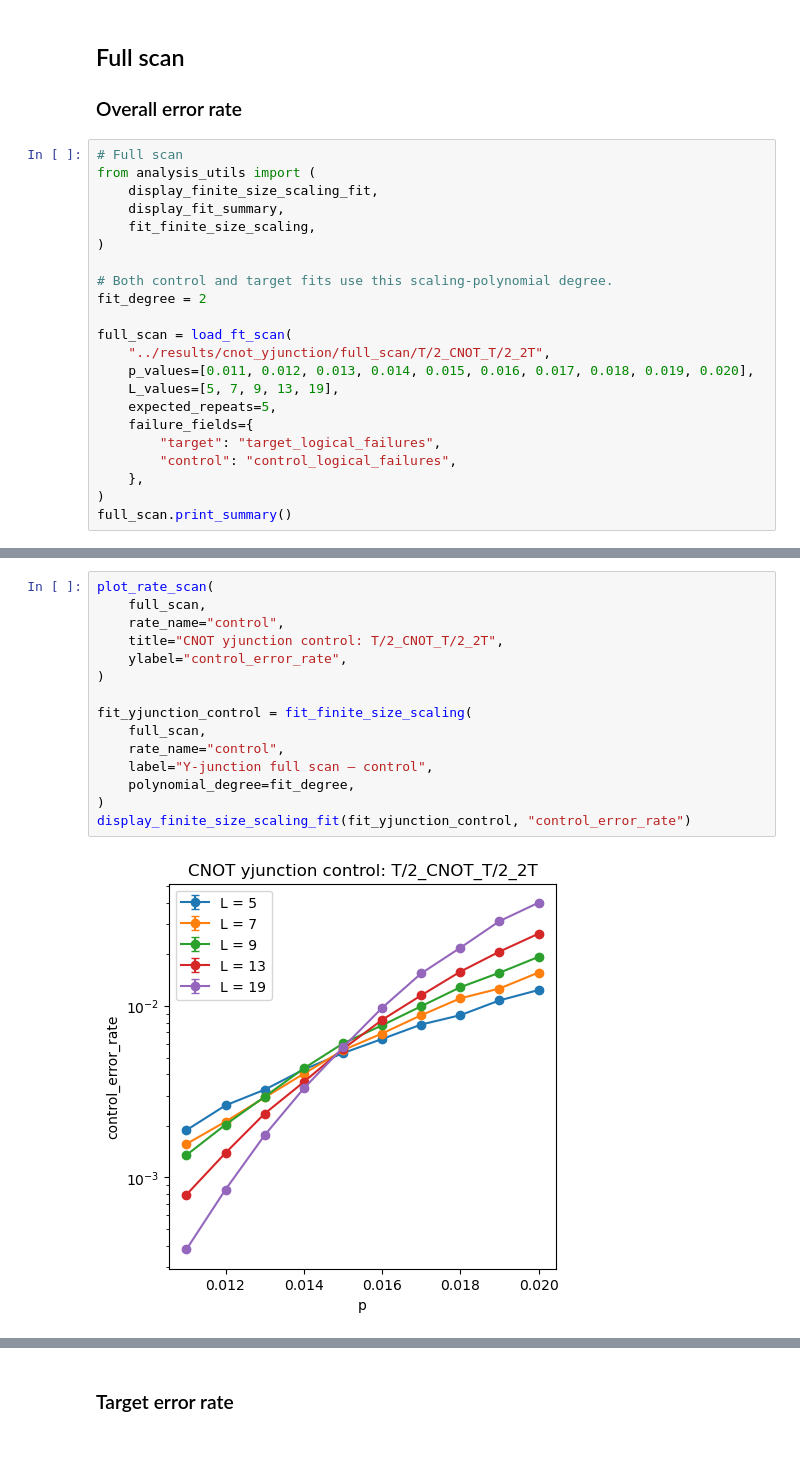
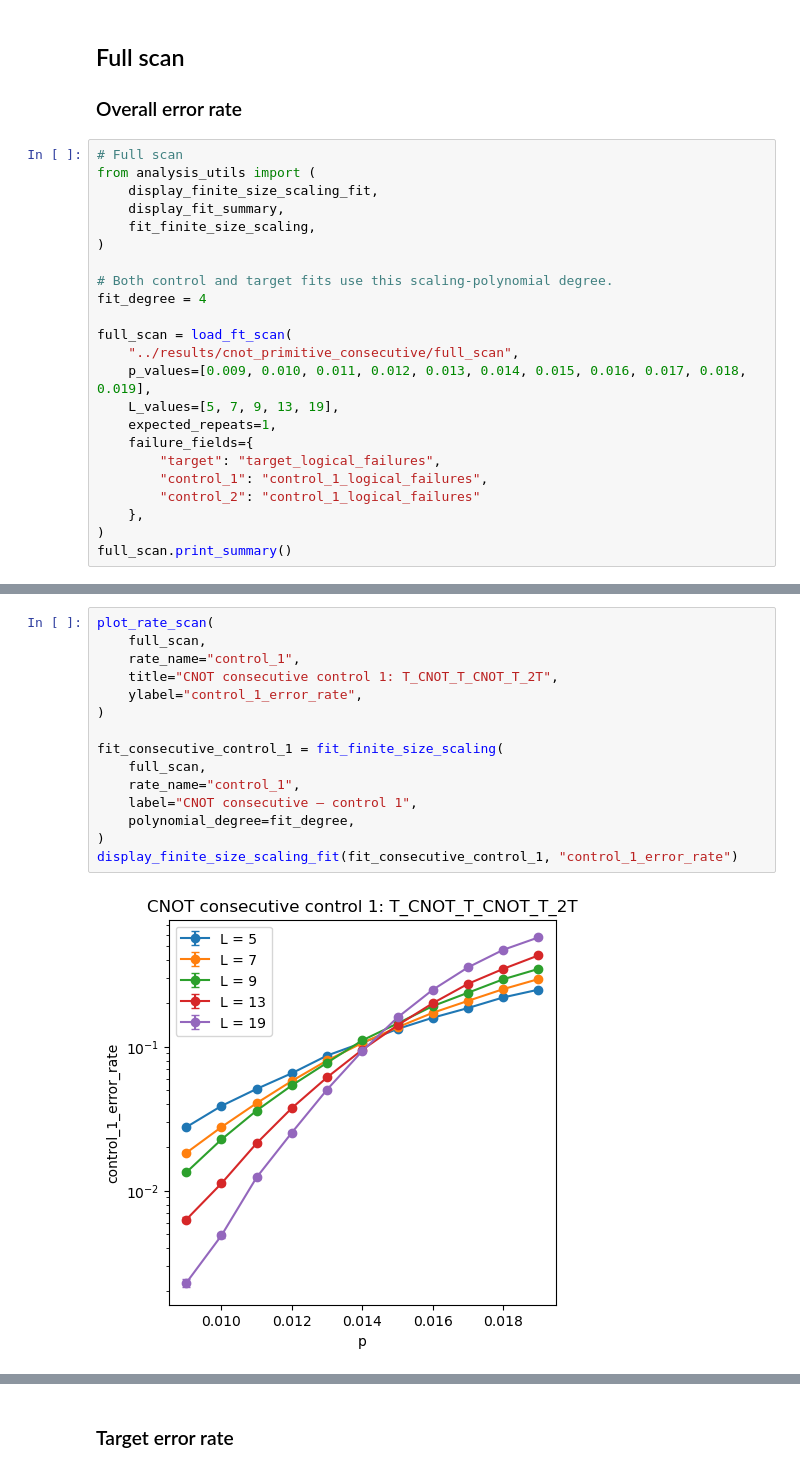
Before and after one commit to njvincent/mp-decoder, a Jupyter notebook: notebooks/cnot_primitive_consecutive_analysis.ipynb, the cells around one changed output, grey strips where cells are left out. Saved outputs shown, nothing was run; the diff lists cells and outputs as text.

```diff
--- a/notebooks/cnot_primitive_consecutive_analysis.ipynb
+++ b/notebooks/cnot_primitive_consecutive_analysis.ipynb
@@ -77,16 +88,17 @@ from analysis_utils import (
 )
 
 # Both control and target fits use this scaling-polynomial degree.
-fit_degree = 2
+fit_degree = 4
 
 full_scan = load_ft_scan(
-    "../results/cnot_yjunction/full_scan/T∕2_CNOT_T∕2_2T",
-    p_values=[0.011, 0.012, 0.013, 0.014, 0.015, 0.016, 0.017, 0.018, 0.019, 0.020],
+    "../results/cnot_primitive_consecutive/full_scan",
+    p_values=[0.009, 0.010, 0.011, 0.012, 0.013, 0.014, 0.015, 0.016, 0.017, 0.018, 0.019],
     L_values=[5, 7, 9, 13, 19],
-    expected_repeats=5,
+    expected_repeats=1,
     failure_fields={
         "target": "target_logical_failures",
-        "control": "control_logical_failures",
+        "control_1": "control_1_logical_failures",
+        "control_2": "control_1_logical_failures"
     },
 )
 full_scan.print_summary()
@@ -113,17 +125,17 @@ plot_rate_scan(
 # %%
 plot_rate_scan(
     full_scan,
-    rate_name="control",
-    title="CNOT yjunction control: T/2_CNOT_T/2_2T",
-    ylabel="control_error_rate",
+    rate_name="control_1",
+    title="CNOT consecutive control 1: T_CNOT_T_CNOT_T_2T",
+    ylabel="control_1_error_rate",
 )
 
-fit_yjunction_control = fit_finite_size_scaling(
+fit_consecutive_control_1 = fit_finite_size_scaling(
     full_scan,
-    rate_name="control",
-    label="Y-junction full scan — control",
+    rate_name="control_1",
+    label="CNOT consecutive — control 1",
     polynomial_degree=fit_degree,
 )
-display_finite_size_scaling_fit(fit_yjunction_control, "control_error_rate")
+display_finite_size_scaling_fit(fit_consecutive_control_1, "control_1_error_rate")
 # %% [output]
-[figure, old version]
+[figure, new version]
```
Also changed, not shown: parts of 14 cells of this notebook.
